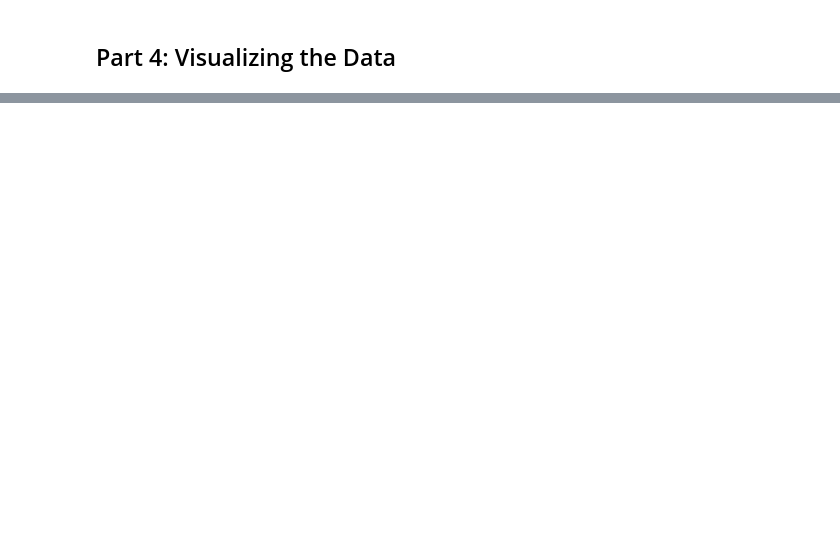
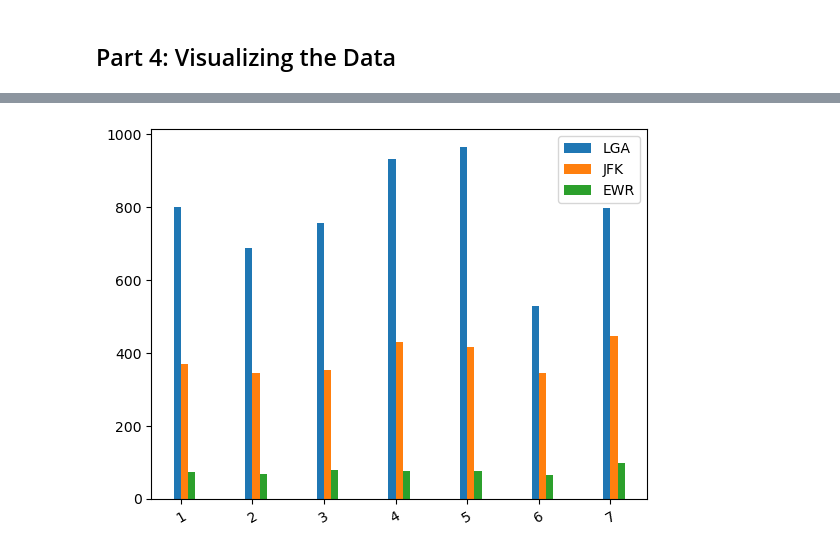
Before and after one commit to Jacob-YY/4501_project_yy_cc, a Jupyter notebook: 4501 proj!.ipynb, the cells around one changed output, grey strips where cells are left out. Cells and saved outputs as stored; diff of their text form; code cells hidden in the pictures; blank space fills up the shorter version.

```diff
--- a/4501 proj!.ipynb
+++ b/4501 proj!.ipynb
@@ -909,3 +954,6 @@ def coor_box():
     plt.xticks(x_range + bar_width/2, tick_label, rotation=30)
     plt.legend()
     plt.show()
+
+coor_box()
+# %% [output]
@@ -912,3 +977,4 @@ def coor_box():
+[figure, added]
 # %%
 #P4 Q4
 # Create a heatmap of all hired trips over a map of the area. Consider using KeplerGL
```
Also changed, not shown: parts of 18 cells of this notebook, 9 other files.
